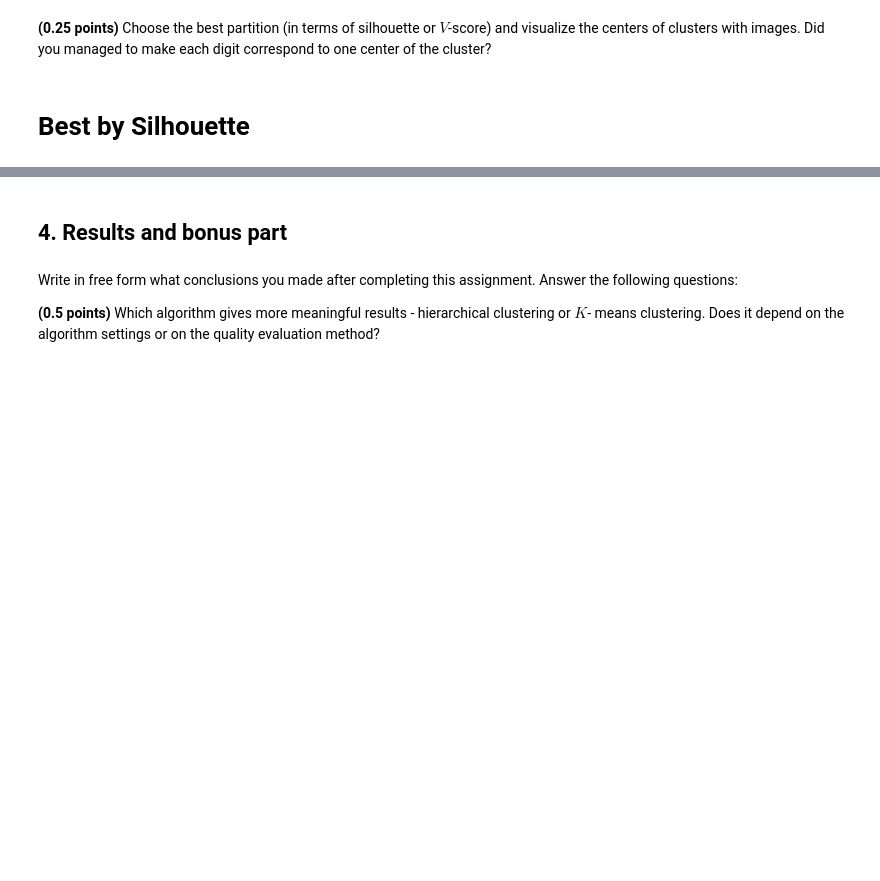
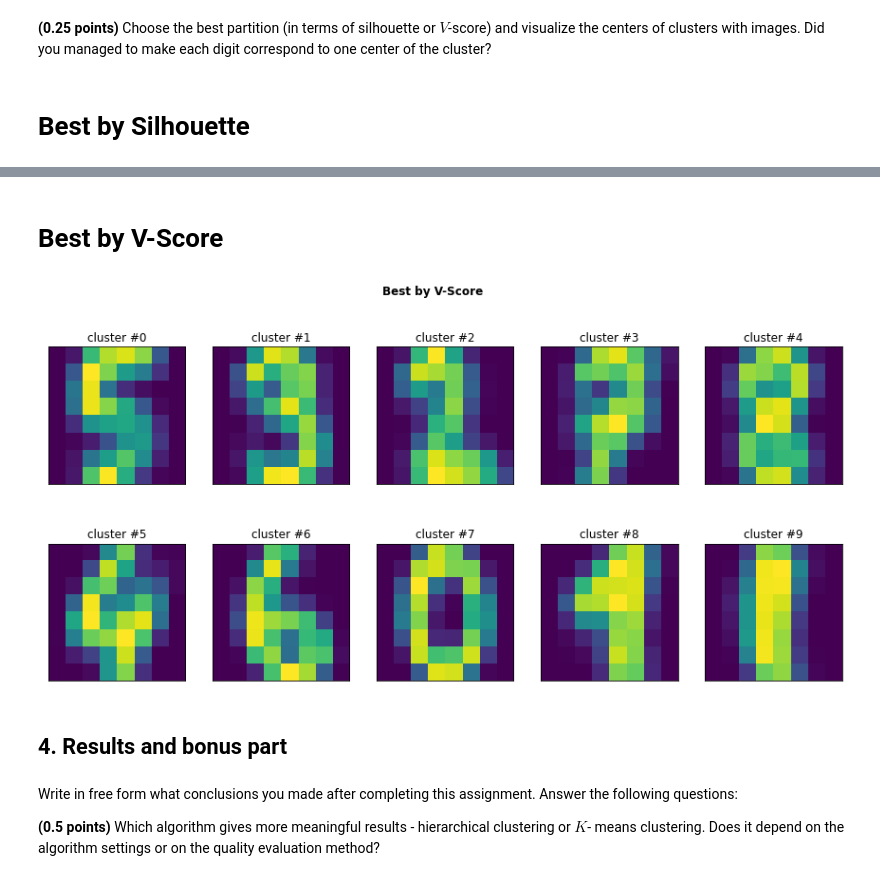
Before and after one commit to zappaz00/8_clustering, a Jupyter notebook: clustering.ipynb, the cells around one changed output, grey strips where cells are left out. Drawn from its saved outputs; the diff is of its cells as text; code cells hidden in the pictures; blank space fills up the shorter version.

```diff
--- a/clustering.ipynb
+++ b/clustering.ipynb
@@ -445,9 +449,14 @@ pd.DataFrame(data=scores, columns=['Full', 'Reduced'], index=['Silhouette Score
+# %% [markdown]
+# Best by V-Score
 # %%
-hierarchical_centers = np.zeros((hierarchical_model.n_clusters_, X.shape[1]))
-for k in range(hierarchical_model.n_clusters_):
+hierarchical_centers = np.zeros((hierarchical_model_red.n_clusters_, X.shape[1]))
+for k in range(hierarchical_model_red.n_clusters_):
     hierarchical_centers[k, :] = np.mean(X[hierarchical_labels==k], axis=0)
 
-draw_centers_of_clusters()
+draw_centers_of_clusters(hierarchical_centers)
+plt.suptitle('Best by V-Score', fontweight='bold');
+# %% [output]
+[figure, added]
 # %% [markdown]
 ## 4. Results and bonus part
 # %% [markdown]
```
Also changed, not shown: parts of 10 cells of this notebook.
